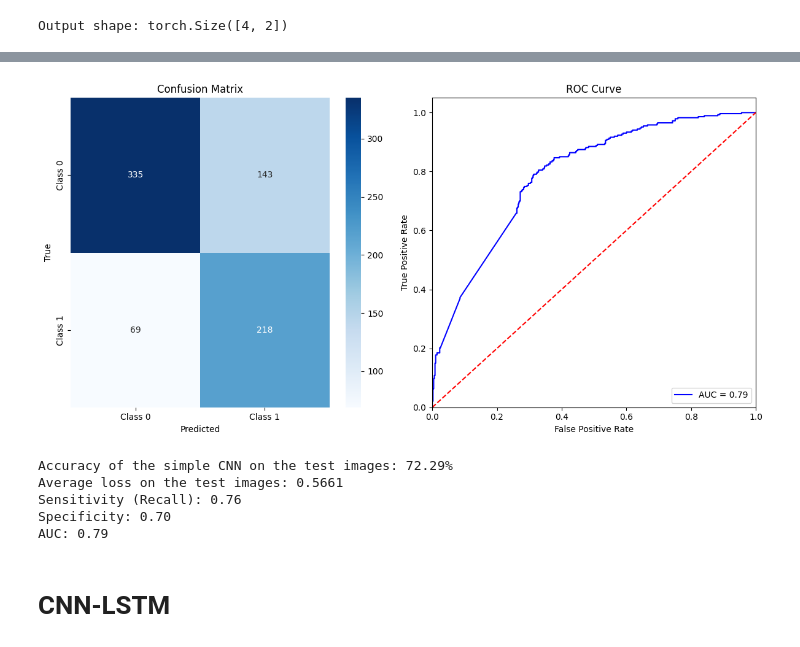
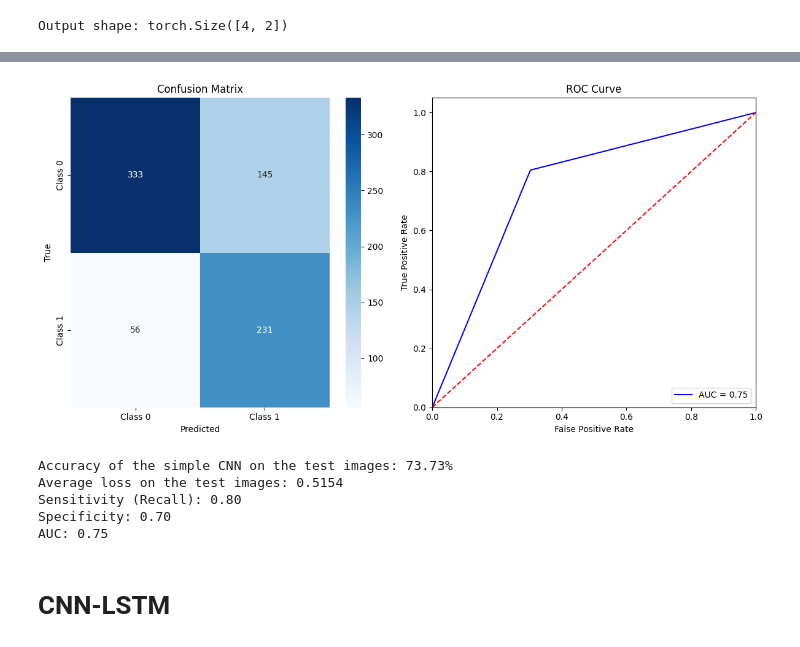
Before and after one commit to yasty-sanchez/ADHD_fMRI_DL, a Jupyter notebook: experiments.ipynb, the cells around one changed output, grey strips where cells are left out. Saved outputs shown, nothing was run; the diff lists cells and outputs as text; code cells hidden in the pictures.

```diff
--- a/experiments.ipynb
+++ b/experiments.ipynb
@@ -331,6 +330,7 @@ class CNNOnEncoder(nn.Module):
         # Pooling and fully connected layers
         self.pool = nn.AdaptiveMaxPool3d(output_size=(10, 10, 10))
         self.fc1 = nn.Linear(256 * 10 * 10 * 10, 256)
+        self.dropout = nn.Dropout(0.5)
         self.fc2 = nn.Linear(256, num_classes)
 
     def forward(self, x):
@@ -346,6 +346,7 @@ class CNNOnEncoder(nn.Module):
 
         # Fully connected layers
         x = F.relu(self.fc1(x))
+        x = self.dropout(x)
         x = self.fc2(x)  # Output layer, without softmax
 
         return x
@@ -473,7 +490,7 @@ trained_autoencoder.eval() # Set the model to evaluation mode
 num_classes = 2
 
 classifier_model = CNNOnEncoder(trained_autoencoder, num_classes=2).to(device)  # Initialize your classifier model
-model_state_dict = torch.load('cnn_with_ae_epoch16.pt', weights_only=False)
+model_state_dict = torch.load('cnn_with_ae_final.pt', weights_only=False)
 classifier_model.load_state_dict(model_state_dict)
 
 # Set the model to evaluation mode
@@ -494,21 +511,20 @@ with torch.no_grad():
         # Send inputs and labels to the device (GPU if available)
         inputs, labels = inputs.to(device), labels.to(device)
 
-        # Zero the gradients
-        optimizer.zero_grad()
-
         # Forward pass
         output = classifier_model(inputs)
-        # print(outputs.shape)
-
         loss = criterion(output, labels)
 
         total_loss += loss.item()
+
+        # Get predictions and probabilities
         _, predicted = torch.max(output, 1)
+
+        # Update counts
         total += labels.size(0)
         correct += (predicted == labels).sum().item()
 
-        # Store predictions and labels for confusion matrix
+        # Store predictions, labels, and probabilities for further metrics
         all_labels.extend(labels.cpu().numpy())
         all_preds.extend(predicted.cpu().numpy())
 
@@ -579,8 +595,10 @@ class SimpleCNN(nn.Module):
         self.bn2 = nn.BatchNorm3d(128)  # Added BatchNorm layer
         self.conv3 = nn.Conv3d(in_channels=128, out_channels=256, kernel_size=3, stride=1, padding=1)
         self.bn3 = nn.BatchNorm3d(256)  # Added BatchNorm layer
+
         self.pool = nn.AdaptiveMaxPool3d(output_size=(10, 10, 10))
         self.fc1 = nn.Linear(256 * 10 * 10 * 10, 256)
+        self.dropout = nn.Dropout(0.5)
         self.fc2 = nn.Linear(256, num_classes)
 
     def forward(self, x):
@@ -589,6 +607,7 @@ class SimpleCNN(nn.Module):
         x = self.pool(F.relu(self.bn3(self.conv3(x))))
         x = x.view(x.size(0), -1)
         x = F.relu(self.fc1(x))
+        x = self.dropout(x)
         x = self.fc2(x)
         return x
 # %%
@@ -720,7 +740,7 @@ import numpy as np
 
 # Load the model
 classifier_model = SimpleCNN(num_classes=2).to(device)  # Initialize your classifier model
-model_state_dict = torch.load('simple_cnn_final.pt', weights_only=False)
+model_state_dict = torch.load('best_simple_cnn.pt', weights_only=False)
 classifier_model.load_state_dict(model_state_dict)
 
 # Set the model to evaluation mode
@@ -750,7 +770,6 @@ with torch.no_grad():
 
         # Get predictions and probabilities
         _, predicted = torch.max(output, 1)
-        probs = torch.softmax(output, dim=1)[:, 1]  # Probability for the positive class
 
         # Update counts
         total += labels.size(0)
@@ -759,7 +778,6 @@ with torch.no_grad():
         # Store predictions, labels, and probabilities for further metrics
         all_labels.extend(labels.cpu().numpy())
         all_preds.extend(predicted.cpu().numpy())
-        all_preds.extend(probs.cpu().numpy())
 
 # Calculate accuracy and average loss
 accuracy = 100 * correct / total
@@ -779,39 +797,39 @@ fpr, tpr, _ = roc_curve(all_labels, all_preds)
 fig, ax = plt.subplots(1, 2, figsize=(12, 6))
 
 # Confusion matrix plot
 sns.heatmap(conf_matrix, annot=True, fmt="d", cmap="Blues", ax=ax[0],
             xticklabels=[f'Class {i}' for i in range(num_classes)],
             yticklabels=[f'Class {i}' for i in range(num_classes)])
 ax[0].set_xlabel('Predicted')
 ax[0].set_ylabel('True')
 ax[0].set_title('Confusion Matrix')
 
 # ROC curve plot
 ax[1].plot(fpr, tpr, color='blue', label=f'AUC = {auc_score:.2f}')
 ax[1].plot([0, 1], [0, 1], 'r--')
 ax[1].set_xlim([0.0, 1.0])
 ax[1].set_ylim([0.0, 1.05])
 ax[1].set_xlabel('False Positive Rate')
 ax[1].set_ylabel('True Positive Rate')
 ax[1].set_title('ROC Curve')
 ax[1].legend(loc="lower right")
 
 plt.tight_layout()
 plt.show()
 
 # Print metrics
 print(f'Accuracy of the simple CNN on the test images: {accuracy:.2f}%')
 print(f'Average loss on the test images: {average_loss:.4f}')
 print(f'Sensitivity (Recall): {sensitivity:.2f}')
 print(f'Specificity: {specificity:.2f}')
 print(f'AUC: {auc_score:.2f}')
 # %% [output]
-[figure, old version]
+[figure, new version]
-Accuracy of the simple CNN on the test images: 72.29%
-Average loss on the test images: 0.5661
-Sensitivity (Recall): 0.76
+Accuracy of the simple CNN on the test images: 73.73%
+Average loss on the test images: 0.5154
+Sensitivity (Recall): 0.80
 Specificity: 0.70
-AUC: 0.79
+AUC: 0.75
 # %% [markdown]
 # CNN-LSTM
 # %% [markdown]
```
Also changed, not shown: parts of 11 cells of this notebook.
